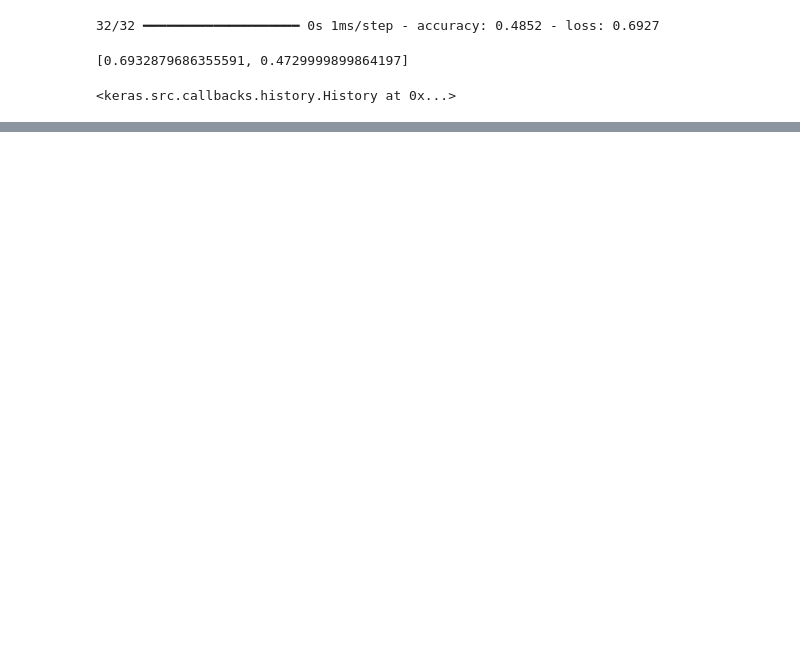
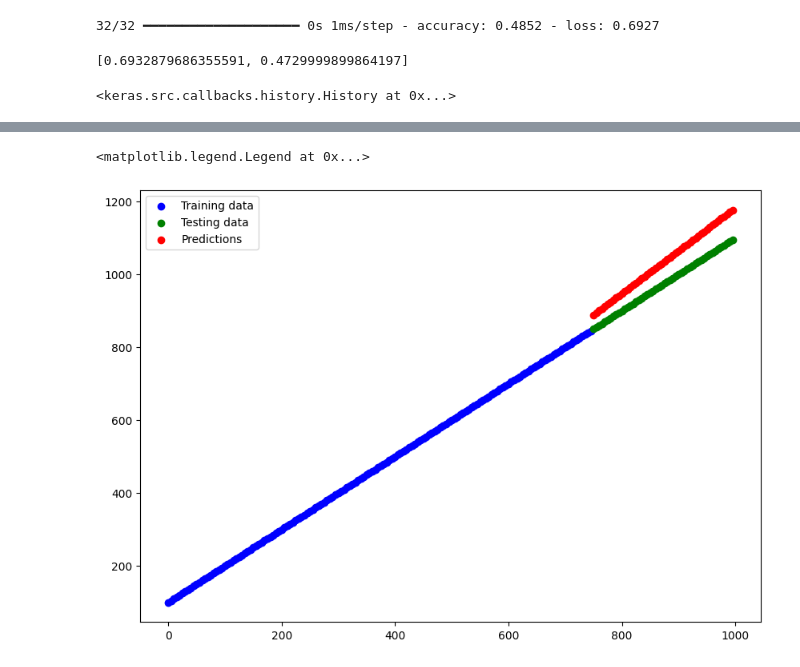
Before and after one commit to tankTopTaro/TensorFlow-Colab-Notebooks, a Jupyter notebook: 02_neural_network_classification_with_tensorflow.ipynb, the cells around one changed output, grey strips where cells are left out. Cells and saved outputs as stored; diff of their text form; code cells hidden in the pictures; blank space fills up the shorter version.

```diff
--- a/02_neural_network_classification_with_tensorflow.ipynb
+++ b/02_neural_network_classification_with_tensorflow.ipynb
@@ -128,20 +232,15 @@ model_2.evaluate(X, y)
 # %%
-# Improve the model
 tf.random.set_seed(42)
 
-# Added extra layers
 model_3 = tf.keras.Sequential([
-    tf.keras.layers.Dense(100),
+    tf.keras.layers.Dense(100, input_shape=(1, )),
     tf.keras.layers.Dense(10),
     tf.keras.layers.Dense(1)
 ])
 
-# Changed optimizer
-model_3.compile(loss=tf.keras.losses.BinaryCrossentropy(),
-              optimizer=tf.keras.optimizers.Adam(),
-              metrics=['accuracy'])
+model_3.compile(loss=tf.keras.losses.mae,
+                optimizer=tf.keras.optimizers.Adam(),
+                metrics=['mae'])
 
-model_3.fit(X, y, epochs=100, verbose=0)
-
-model_3.evaluate(X, y)
+model_3.fit(X_reg_train, y_reg_train, epochs=100, verbose=0)
 # %% [output]
@@ -149,0 +248,3 @@ model_3.evaluate(X, y)
+# %%
+model_3.evaluate(X_reg_test, y_reg_test)
+y_reg_preds = model_3.predict(X_reg_test)
@@ -149,0 +254,9 @@ model_3.evaluate(X, y)
+# %%
+plt.figure(figsize=(10, 7))
+plt.scatter(X_reg_train, y_reg_train, c='b', label='Training data')
+plt.scatter(X_reg_test, y_reg_test, c='g', label='Testing data')
+plt.scatter(X_reg_test, y_reg_preds, c='r', label='Predictions')
+plt.legend()
+# %% [output]
+<matplotlib.legend.Legend at 0x...>
+[figure, added]
```
Also changed, not shown: parts of 9 cells of this notebook.
